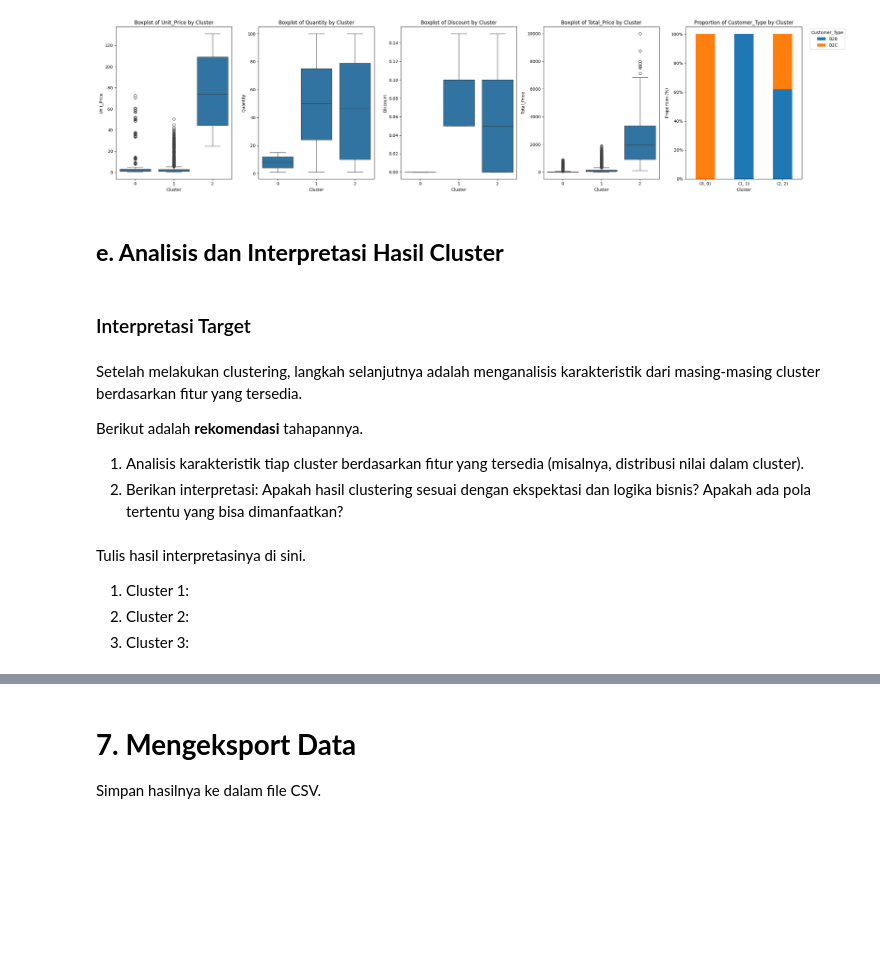
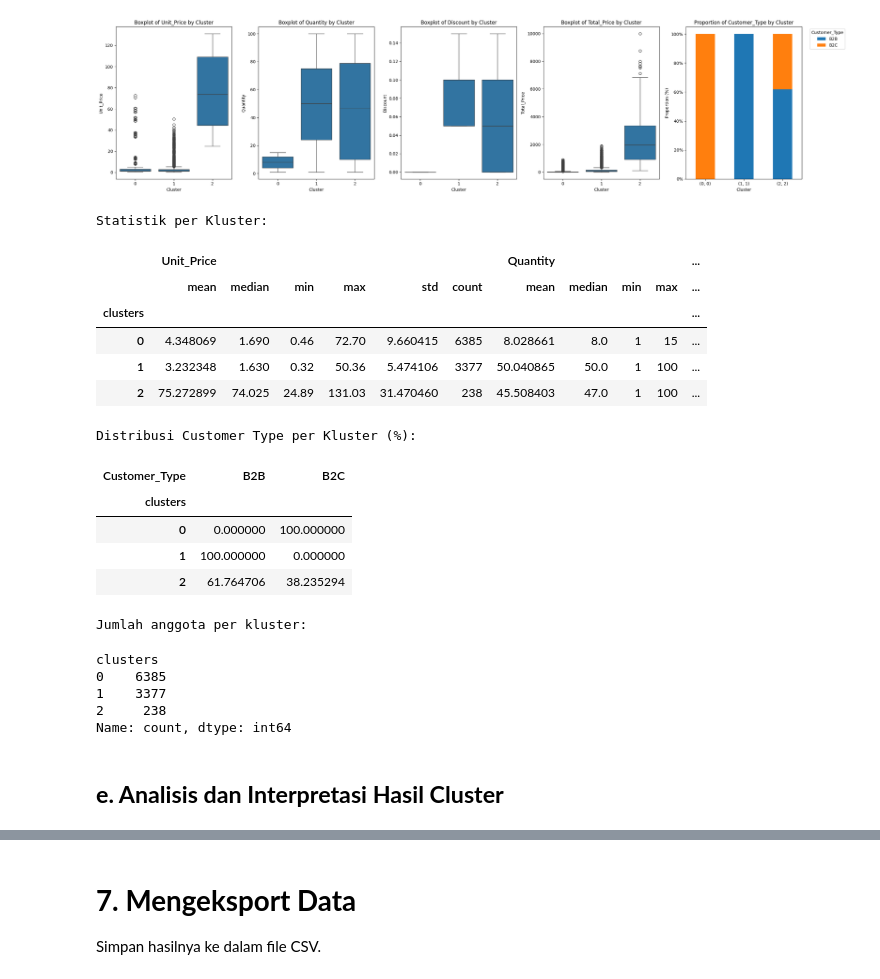
Before and after one commit to evanhfw/Submission-Belajar-Machine-Learning-untuk-Pemula, a Jupyter notebook: [Clustering]_Submission_Akhir_BMLP_Evan Hanif Widiatama.ipynb, the cells around one changed output, grey strips where cells are left out. Saved outputs shown, nothing was run; the diff lists cells and outputs as text; code cells hidden in the pictures; blank space fills up the shorter version.

Commit message:
memperbaiki notebook clustering

```diff
--- a/[Clustering]_Submission_Akhir_BMLP_Evan Hanif Widiatama.ipynb
+++ b/[Clustering]_Submission_Akhir_BMLP_Evan Hanif Widiatama.ipynb
@@ -346,18 +263,54 @@ plt.tight_layout()
 plt.show()
 # %% [output]
 [figure]
+# %%
+# Mengatur pandas untuk menampilkan semua kolom
+pd.set_option('display.max_columns', None)
+
+# Analisis numerik per kluster
+cluster_stats = df.groupby('clusters').agg({
+    'Unit_Price': ['mean', 'median', 'min', 'max', 'std', 'count'],
+    'Quantity': ['mean', 'median', 'min', 'max', 'std', 'sum'],
+    'Discount': ['mean', 'median', 'min', 'max', 'std'],
+    'Total_Price': ['mean', 'median', 'min', 'max', 'std', 'sum']
+})
+
+print("Statistik per Kluster:")
+display(cluster_stats)
+
+# Analisis tipe pelanggan per kluster
+customer_type_dist = pd.crosstab(
+    df['clusters'],
+    df['Customer_Type'],
+    normalize='index'
+) * 100  # Untuk mendapatkan persentase
+
+print("\nDistribusi Customer Type per Kluster (%):")
+display(customer_type_dist)
+
+# Ringkasan jumlah anggota tiap kluster
+cluster_counts = df['clusters'].value_counts().sort_index()
+print("\nJumlah anggota per kluster:")
+display(cluster_counts)
+# %% [output]
+Statistik per Kluster:
+|  | Unit_Price |  |  |  |  |  | Quantity |  |  |  | ... |
+|  | mean | median | min | max | std | count | mean | median | min | max | ... |
+| clusters |  |  |  |  |  |  |  |  |  |  | ... |
+| 0 | 4.348069 | 1.690 | 0.46 | 72.70 | 9.660415 | 6385 | 8.028661 | 8.0 | 1 | 15 | ... |
+| 1 | 3.232348 | 1.630 | 0.32 | 50.36 | 5.474106 | 3377 | 50.040865 | 50.0 | 1 | 100 | ... |
+| 2 | 75.272899 | 74.025 | 24.89 | 131.03 | 31.470460 | 238 | 45.508403 | 47.0 | 1 | 100 | ... |
+Distribusi Customer Type per Kluster (%):
+| Customer_Type | B2B | B2C |
+| clusters |  |  |
+| 0 | 0.000000 | 100.000000 |
+| 1 | 100.000000 | 0.000000 |
+| 2 | 61.764706 | 38.235294 |
+Jumlah anggota per kluster:
+clusters
+0    6385
+1    3377
+2     238
+Name: count, dtype: int64
 # %% [markdown]
 ## **e. Analisis dan Interpretasi Hasil Cluster**
-# %% [markdown]
-### Interpretasi Target
-# %% [markdown]
-Setelah melakukan clustering, langkah selanjutnya adalah menganalisis karakteristik dari masing-masing cluster berdasarkan fitur yang tersedia.
-
-Berikut adalah **rekomendasi** tahapannya.
-1. Analisis karakteristik tiap cluster berdasarkan fitur yang tersedia (misalnya, distribusi nilai dalam cluster).
-2. Berikan interpretasi: Apakah hasil clustering sesuai dengan ekspektasi dan logika bisnis? Apakah ada pola tertentu yang bisa dimanfaatkan?
-# %% [markdown]
-Tulis hasil interpretasinya di sini.
-1. Cluster 1:
-2. Cluster 2:
-3. Cluster 3:
```
Also changed, not shown: parts of 14 cells of this notebook, 1 other file.
